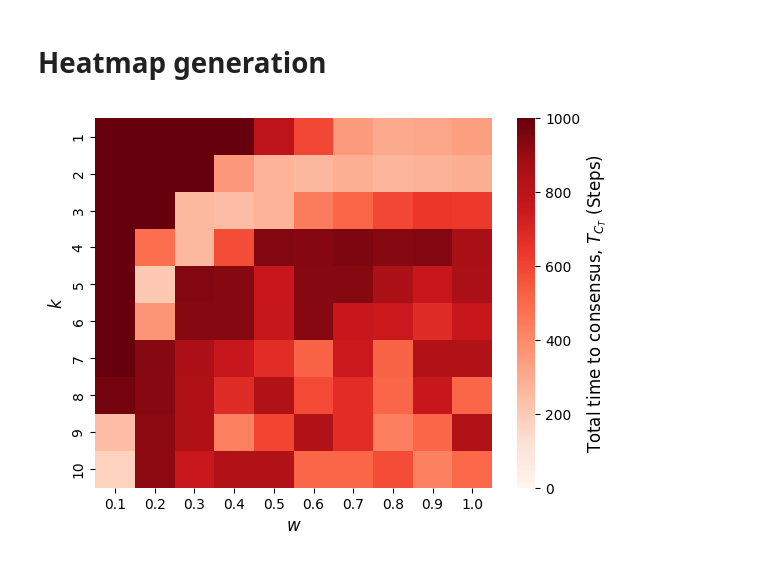
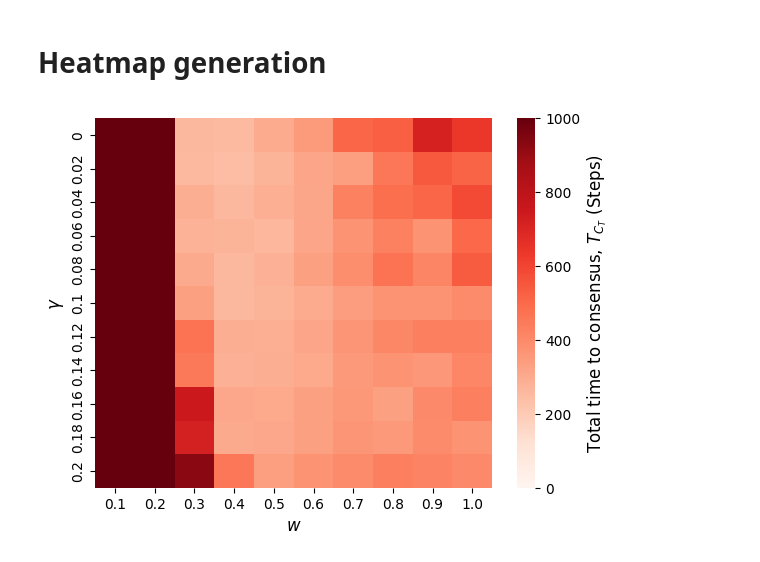
Before and after one commit to TheoLeVay1/Dynamic-Environments-in-Best-of-N, a Jupyter notebook: Model_experimentation.ipynb, the cells around one changed output. Drawn from its saved outputs; the diff is of its cells as text; code cells hidden in the pictures.

Commit message:
Figure generation

```diff
--- a/Model_experimentation.ipynb
+++ b/Model_experimentation.ipynb
@@ -157,16 +157,16 @@ plt.ylim([0,1.1])
 # inv_range = [0,0.001,0.002,0.003,0.004, 0.005, 0.006, 0.007, 0.008, 0.009, 0.01]
 # s_range = [0,0.02,0.04,0.06,0.08,0.10,0.12,0.14,0.16,0.18,0.2]
 
-# theta_range = [0,0.004,0.008,0.012,0.016,0.02,0.024,0.028,0.032,0.036,0.040]
+theta_range = [0,0.004,0.008,0.012,0.016,0.02,0.024,0.028,0.032,0.036,0.040]
 
 k_range = [1,2,3,4,5,6,7,8,9,10]
-w_range = [0.1,0.2,0.3,0.4,0.5,0.6,0.7,0.8,0.9,1.0]
+# w_range = [0.1,0.2,0.3,0.4,0.5,0.6,0.7,0.8,0.9,1.0]
 
 
 lengthx = len(w_range)
 # associated with first, encompassing for loop
 
-lengthy = len(k_range)
+lengthy = len(s_range)
 
 # stub_w_range = [5]
 
@@ -202,15 +202,15 @@ for w in w_range:
     y_idx += 1
     x_idx = -1
 
-    for k in k_range:
+    for s in s_range:
 
         # y for y ticks
 
         x_idx += 1
 
-        params = {"N": 50, "k": k, "w": w , "alpha": 0.05, "epsilon" : 0.02, "inversion_rate" : 0,
+        params = {"N": 50, "k": 3, "w": w , "alpha": 0.05, "epsilon" : 0.02, "inversion_rate" : 0,
               "pooling" : True, "pool_rate" : 0.015,  "uniform" : False, "dynamics" : "visit_dynamic",
-              "measures" : "none", "dynamic_point" : 400, "s_proportion" : 0, "logOp" : False, "stub_w" : w}
+              "measures" : "stubborn", "dynamic_point" : 400, "s_proportion" : s, "logOp" : False, "stub_w" : w}
 
         results = mesa.batch_run(Model, parameters=params, number_processes=1,
                                  data_collection_period=1,display_progress=True,
@@ -262,45 +262,45 @@ fig, ax = plt.subplots()
 
 
 x_range = w_range
-y_range = k_range
+y_range = s_range
 
 # N_range = [10,20,30,40,50,60,70,80,90,100]
 
-# sns.heatmap(np.transpose(data1_mat), vmin = 0, vmax = 400, cmap = 'Reds', yticklabels = y_range,
+# sns.heatmap(np.transpose(data1_mat), vmin = 0, cmap = 'Reds', yticklabels = y_range,
 #             xticklabels = x_range, cbar_kws={'label': 'Time to second consensus, $T_{C_2}$ (Steps)'})
 
 # sns.heatmap(np.transpose(std1_mat), cmap = 'Reds', yticklabels = y_range,
 #             xticklabels = x_range, cbar_kws={'label': 'Standard deviation (Steps)'})
 
 # sns.heatmap(np.transpose(fail1_mat), vmin = 0, vmax = 10, cmap = 'Reds', yticklabels = y_range,
 #             xticklabels = x_range, cbar_kws={'label': 'Failures'})
 
 # sns.heatmap(data1_mat, vmin = 0, vmax = 600, cmap = 'Reds', yticklabels = k_range,
 #             xticklabels = N_range, cbar_kws={'label': 'Time to second consensus, $T_{C_2}$ (Steps)'})
 
 # sns.heatmap(std1_mat, cmap = 'Reds', yticklabels = k_range,
 #             xticklabels = N_range, cbar_kws={'label': 'Standard deviation (Steps)'})
 
 # sns.heatmap(fail1_mat, vmin = 0, vmax = 10, cmap = 'Reds', yticklabels = k_range,
 #             xticklabels = N_range, cbar_kws={'label': 'Failures'})
 
 
 sns.heatmap(np.transpose(total_mat) , vmin = 0, vmax = 1000, cmap = 'Reds', yticklabels = y_range,
             xticklabels = x_range,
             cbar_kws={'label': 'Total time to consensus, $T_{C_T}$ (Steps)'})
 
 ax.figure.axes[-1].yaxis.label.set_size(12)
 
 # # # data_mat
 # # plt.ylabel('$w_{stubborn}$', fontsize = 12)
 plt.xlabel(r'$w$', fontsize = 12)
-plt.ylabel(r'$k$', fontsize = 12)
+plt.ylabel(r'$\gamma$', fontsize = 12)
 
 # plt.xticks(fontsize = 11)
-plt.savefig('PoolRateFigures/SProdOp/Dilution/VisitDynamic/Reconvergent/VaryingKandW/N=50/total.pdf', bbox_inches = 'tight')
+plt.savefig('PoolRateFigures/SProdOp/Dilution/VisitDynamic/Reconvergent/VaryingSandW/total.pdf', bbox_inches = 'tight')
 # plt.yticks(fontsize = 11)
 # %% [output]
-[figure, old version]
+[figure, new version]
 # %%
 # Now to find gain, I just need to fix k, N, and vary w
 
```
Also changed, not shown: parts of 3 cells of this notebook, 22 other files.
